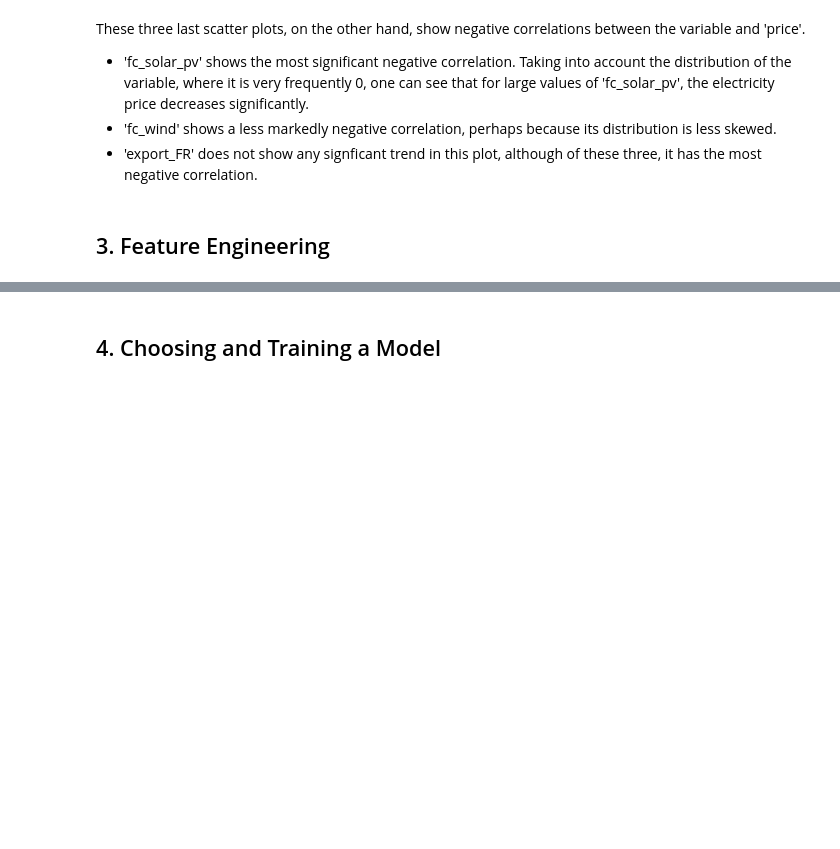
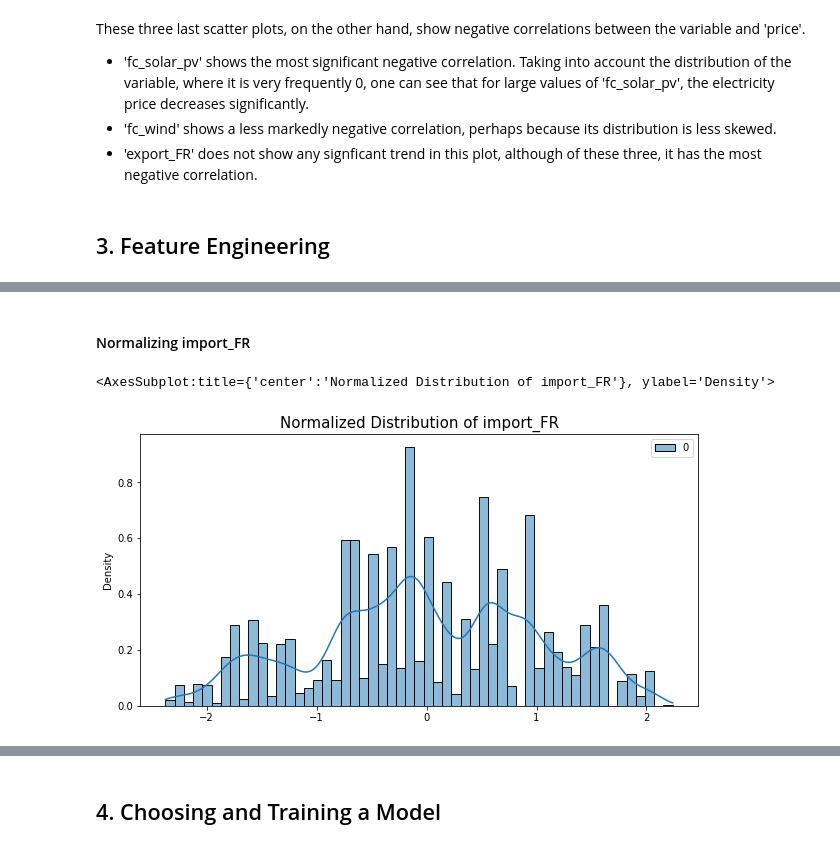
Before and after one commit to altogi/PredictingElectricityPrices, a Jupyter notebook: Predicting Power Prices in Spain - Group 3.ipynb, the cells around one changed output, grey strips where cells are left out. Saved outputs shown, nothing was run; the diff lists cells and outputs as text; code cells hidden in the pictures; blank space fills up the shorter version.

```diff
--- a/Predicting Power Prices in Spain - Group 3.ipynb
+++ b/Predicting Power Prices in Spain - Group 3.ipynb
@@ -293,0 +477,10 @@ Then, see the correlation matrix that results
+# %% [markdown]
+#### Normalizing import_FR
+# %%
+normal_import_FR = PowerTransformer().fit_transform(imputed_import)
+fig, ax = plt.subplots(figsize=(10, 5))
+ax.set_title('Normalized Distribution of import_FR', fontsize=15)
+sns.histplot(normal_import_FR, ax=ax, kde=True, stat='density')
+# %% [output]
+<AxesSubplot:title={'center':'Normalized Distribution of import_FR'}, ylabel='Density'>
+[figure, added]
```
Also changed, not shown: parts of 148 cells of this notebook.
